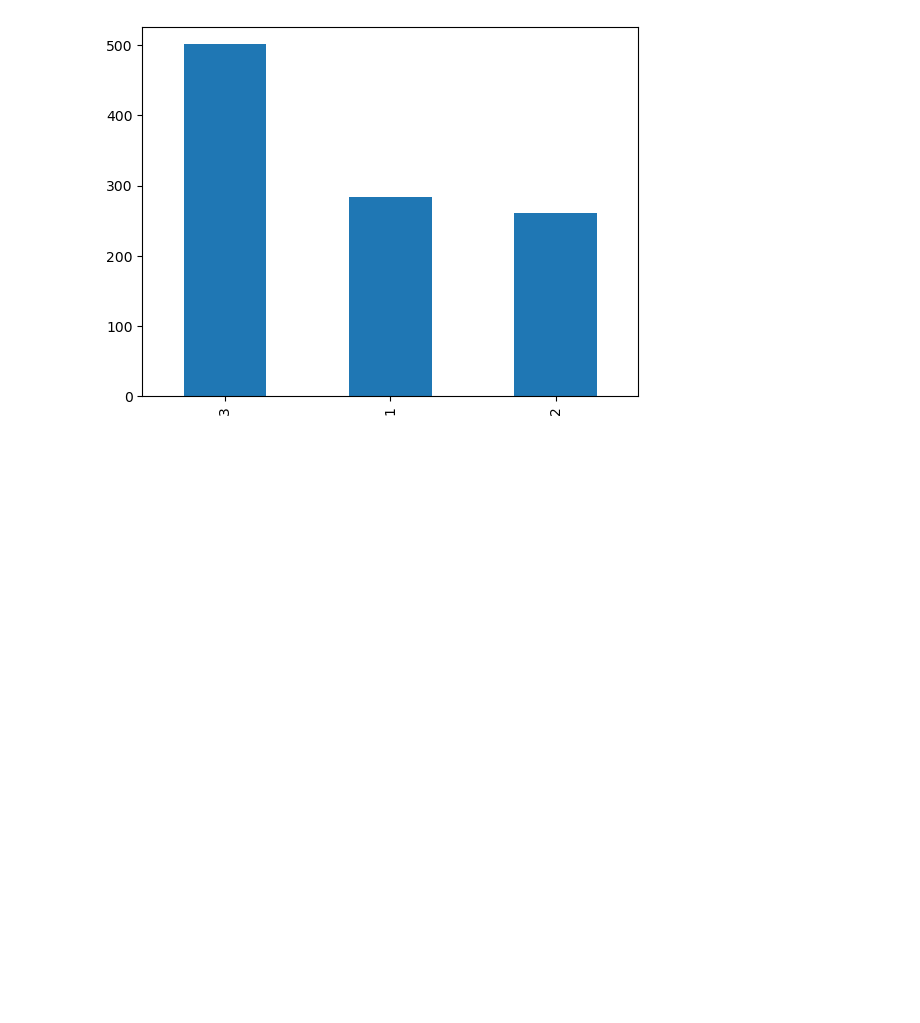
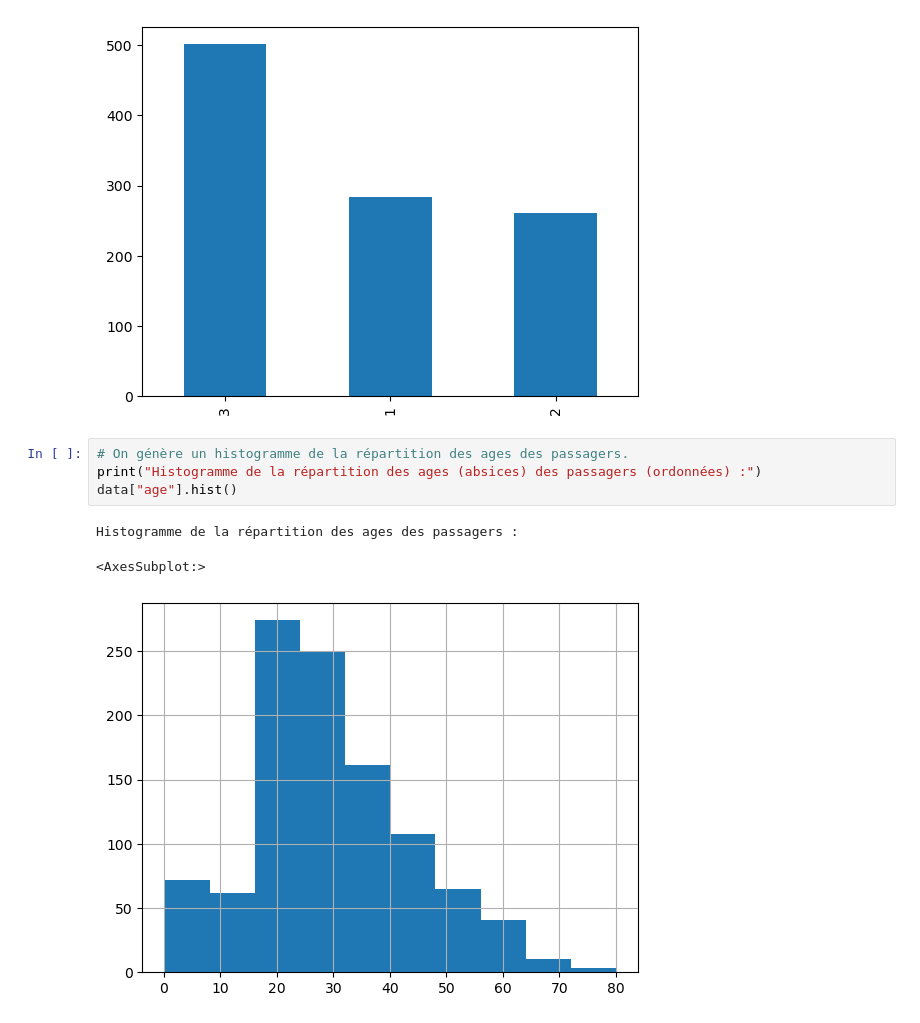
Before and after one commit to AxelArcidiaco/Projets-Dev-IA-1, a Jupyter notebook: MAJ_Python/Story 5/AxelArcidiaco-Python-Fichiers-Fonctions-Modules.ipynb, the cells around one changed output. Drawn from its saved outputs; the diff is of its cells as text; blank space fills up the shorter version.

Commit message:
tested hist() function as well

```diff
--- a/MAJ_Python/Story 5/AxelArcidiaco-Python-Fichiers-Fonctions-Modules.ipynb
+++ b/MAJ_Python/Story 5/AxelArcidiaco-Python-Fichiers-Fonctions-Modules.ipynb
@@ -222,3 +222,11 @@ Name: pclass, dtype: int64
 Matplotlib is building the font cache; this may take a moment.
 <AxesSubplot:>
 [figure]
+# %%
+# On génère un histogramme de la répartition des ages des passagers.
+print("Histogramme de la répartition des ages (absices) des passagers (ordonnées) :")
+data["age"].hist()
+# %% [output]
+Histogramme de la répartition des ages des passagers :
+<AxesSubplot:>
+[figure, added]
```
